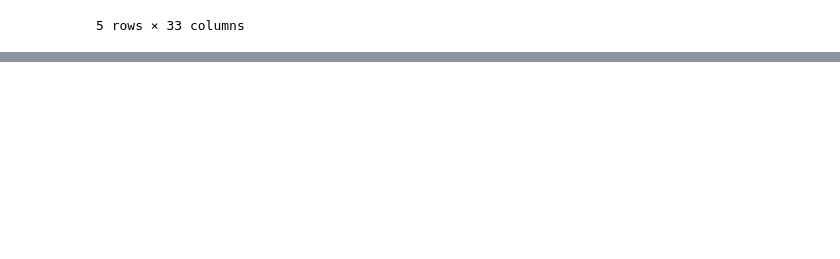
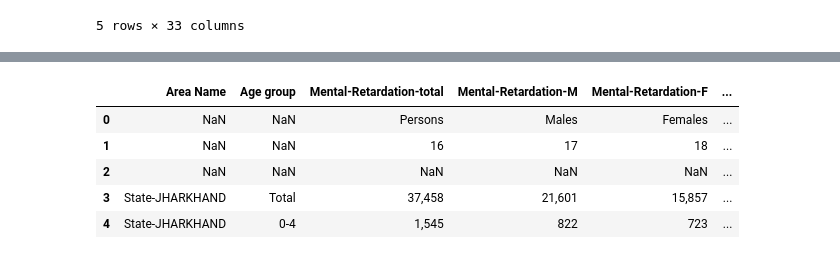
Before and after one commit to abhi-ram-M/jharkand-nuclear-radiation, a Jupyter notebook: project1.ipynb, the cells around one changed output, grey strips where cells are left out. Saved outputs shown, nothing was run; the diff lists cells and outputs as text; code cells hidden in the pictures; blank space fills up the shorter version.

```diff
--- a/project1.ipynb
+++ b/project1.ipynb
@@ -17,0 +63,10 @@ di_df.head()
+# %%
+mental_ill_df.columns = ['Area Name','Age group','Mental-Retardation-total','Mental-Retardation-M','Mental-Retardation-F','Mental-Illness-total','Mental-Illness-M','Mental-Illness-F']
+mental_ill_df.head()
+# %% [output]
+|  | Area Name | Age group | Mental-Retardation-total | Mental-Retardation-M | Mental-Retardation-F | ... |
+| 0 | NaN | NaN | Persons | Males | Females | ... |
+| 1 | NaN | NaN | 16 | 17 | 18 | ... |
+| 2 | NaN | NaN | NaN | NaN | NaN | ... |
+| 3 | State-JHARKHAND | Total | 37,458 | 21,601 | 15,857 | ... |
+| 4 | State-JHARKHAND | 0-4 | 1,545 | 822 | 723 | ... |
```
Also changed, not shown: parts of 10 cells of this notebook.
